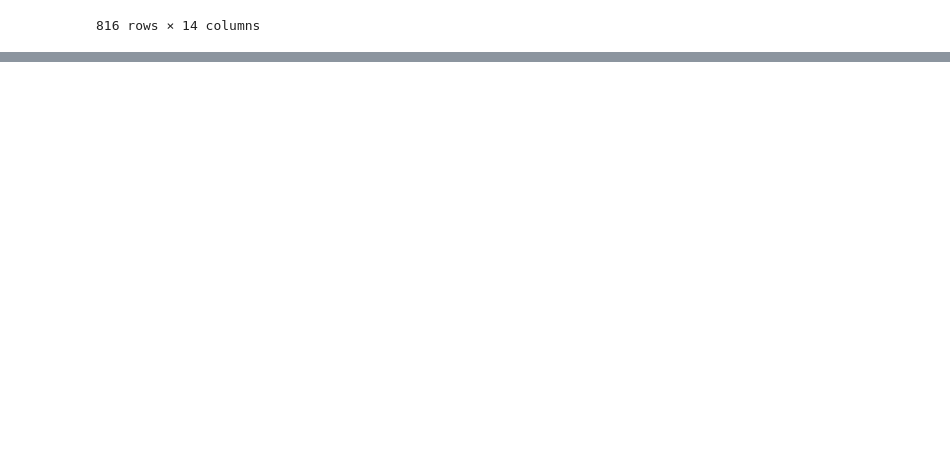
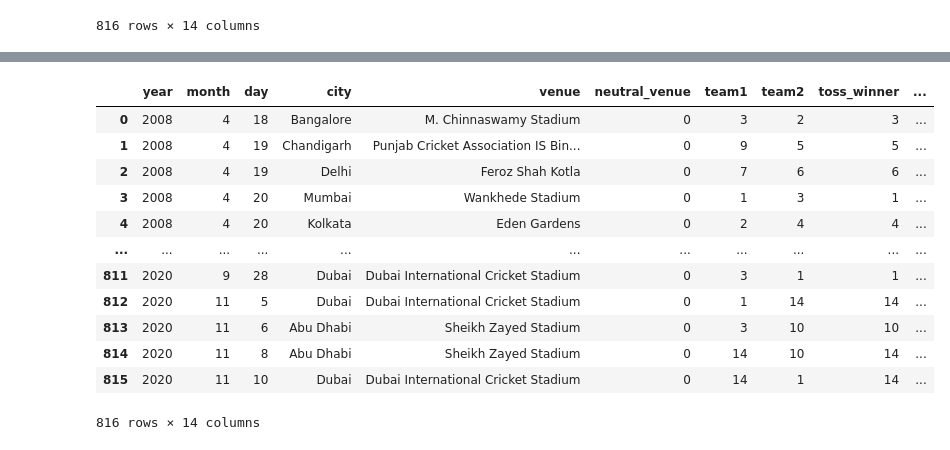
Before and after one commit to nahidosen/Group_5_CSE445_3_Spring_21, a Jupyter notebook: ipynb/Project.ipynb, the cells around one changed output, grey strips where cells are left out. Cells and saved outputs as stored; diff of their text form; code cells hidden in the pictures; blank space fills up the shorter version.

```diff
--- a/ipynb/Project.ipynb
+++ b/ipynb/Project.ipynb
@@ -568,0 +572,3 @@ See the caveats in the documentation: https://pandas.pydata.org/pandas-docs/stab
+# %%
+ipl_3['city'] = np.where((ipl_3['city'].isnull() == True) & (ipl_3['venue'] == 'Sharjah Cricket Stadium'), 'Sharjah', ipl_3['city'])
+ipl_3[ipl_3.index == 399]
@@ -569,3 +578,3 @@ See the caveats in the documentation: https://pandas.pydata.org/pandas-docs/stab
 # %%
-ipl_3[(ipl_3['city'].isnull() == True) & (ipl_3['venue'] == 'Dubai International Cricket Stadium')].fillna('Dubai', inplace=True)
+ipl_3[(ipl_3['city'].isnull() == True) & (ipl_3['venue'] == 'Dubai International Cricket Stadium')]
 # %% [output]
@@ -575,0 +589,3 @@ See the caveats in the documentation: https://pandas.pydata.org/pandas-docs/stab
+# %%
+ipl_3['city'] = np.where((ipl_3['city'].isnull() == True) & (ipl_3['venue'] == 'Dubai International Cricket Stadium'), 'Dubai', ipl_3['city'])
+ipl_3[ipl_3.index == 407]
@@ -670,0 +730,3 @@ ipl_4
+# %%
+ipl_5 = ipl_4
+ipl_5
@@ -670,0 +747,44 @@ ipl_4
+# %%
+# Creating Dictionaries
+
+team_encodings = {
+    'Mumbai Indians': 1,
+    'Kolkata Knight Riders': 2,
+    'Royal Challengers Bangalore': 3,
+    'Deccan Chargers': 4,
+    'Chennai Super Kings': 5,
+    'Rajasthan Royals': 6,
+    'Delhi Daredevils': 7,
+    'Gujarat Lions': 8,
+    'Kings XI Punjab': 9,
+    'Sunrisers Hyderabad': 10,
+    'Rising Pune Supergiant': 11,
+    'Kochi Tuskers Kerala': 12,
+    'Pune Warriors': 13,
+    'Delhi Capitals': 14,
+    'Tie': 15
+}
+
+team_encode_dict = {
+    'team1': team_encodings,
+    'team2': team_encodings,
+    'toss_winner': team_encodings,
+    'winner': team_encodings
+}
+
+ipl_5.replace(team_encode_dict, inplace=True)
+ipl_5
+# %% [output]
+|  | year | month | day | city | venue | neutral_venue | team1 | team2 | toss_winner | ... |
+| 0 | 2008 | 4 | 18 | Bangalore | M. Chinnaswamy Stadium | 0 | 3 | 2 | 3 | ... |
+| 1 | 2008 | 4 | 19 | Chandigarh | Punjab Cricket Association IS Bin... | 0 | 9 | 5 | 5 | ... |
+| 2 | 2008 | 4 | 19 | Delhi | Feroz Shah Kotla | 0 | 7 | 6 | 6 | ... |
+| 3 | 2008 | 4 | 20 | Mumbai | Wankhede Stadium | 0 | 1 | 3 | 1 | ... |
+| 4 | 2008 | 4 | 20 | Kolkata | Eden Gardens | 0 | 2 | 4 | 4 | ... |
+| ... | ... | ... | ... | ... | ... | ... | ... | ... | ... | ... |
+| 811 | 2020 | 9 | 28 | Dubai | Dubai International Cricket Stadium | 0 | 3 | 1 | 1 | ... |
+| 812 | 2020 | 11 | 5 | Dubai | Dubai International Cricket Stadium | 0 | 1 | 14 | 14 | ... |
+| 813 | 2020 | 11 | 6 | Abu Dhabi | Sheikh Zayed Stadium | 0 | 3 | 10 | 10 | ... |
+| 814 | 2020 | 11 | 8 | Abu Dhabi | Sheikh Zayed Stadium | 0 | 14 | 10 | 14 | ... |
+| 815 | 2020 | 11 | 10 | Dubai | Dubai International Cricket Stadium | 0 | 14 | 1 | 14 | ... |
+816 rows × 14 columns
```
Also changed, not shown: parts of 35 cells of this notebook.
